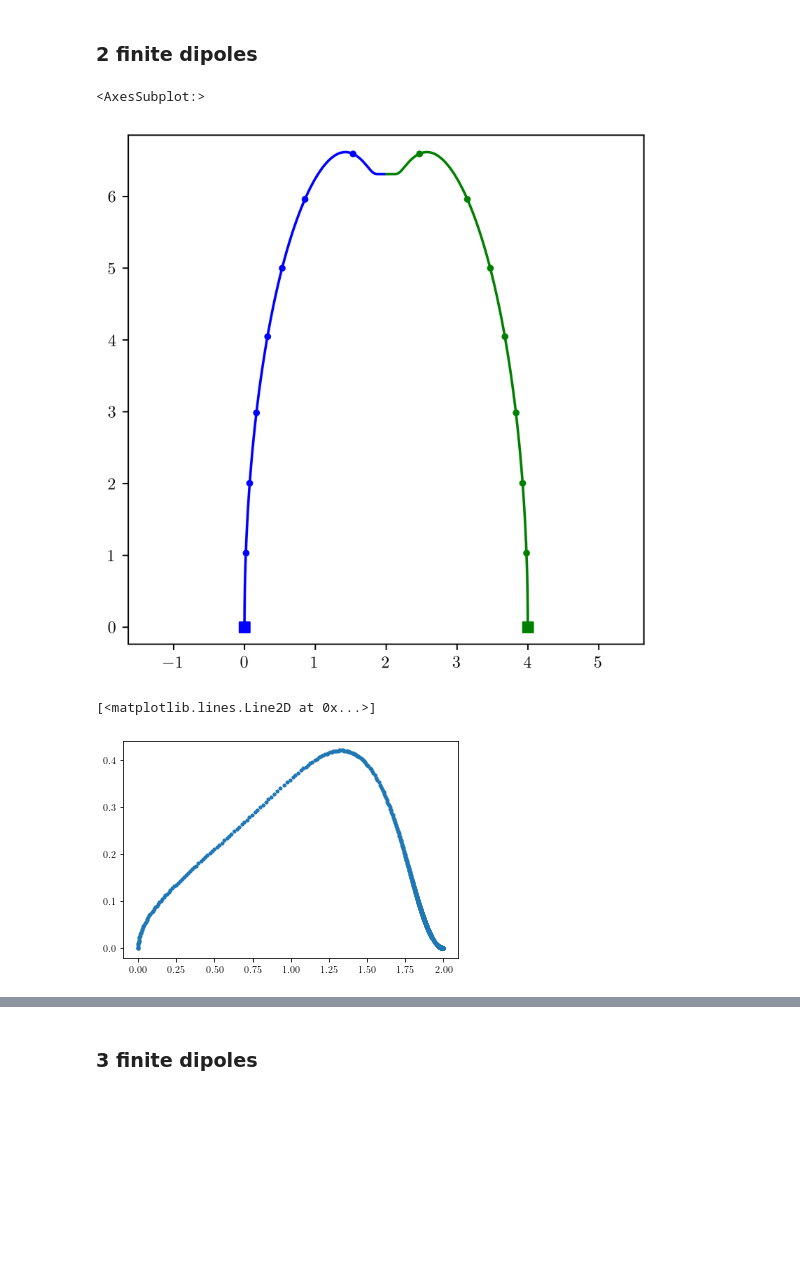
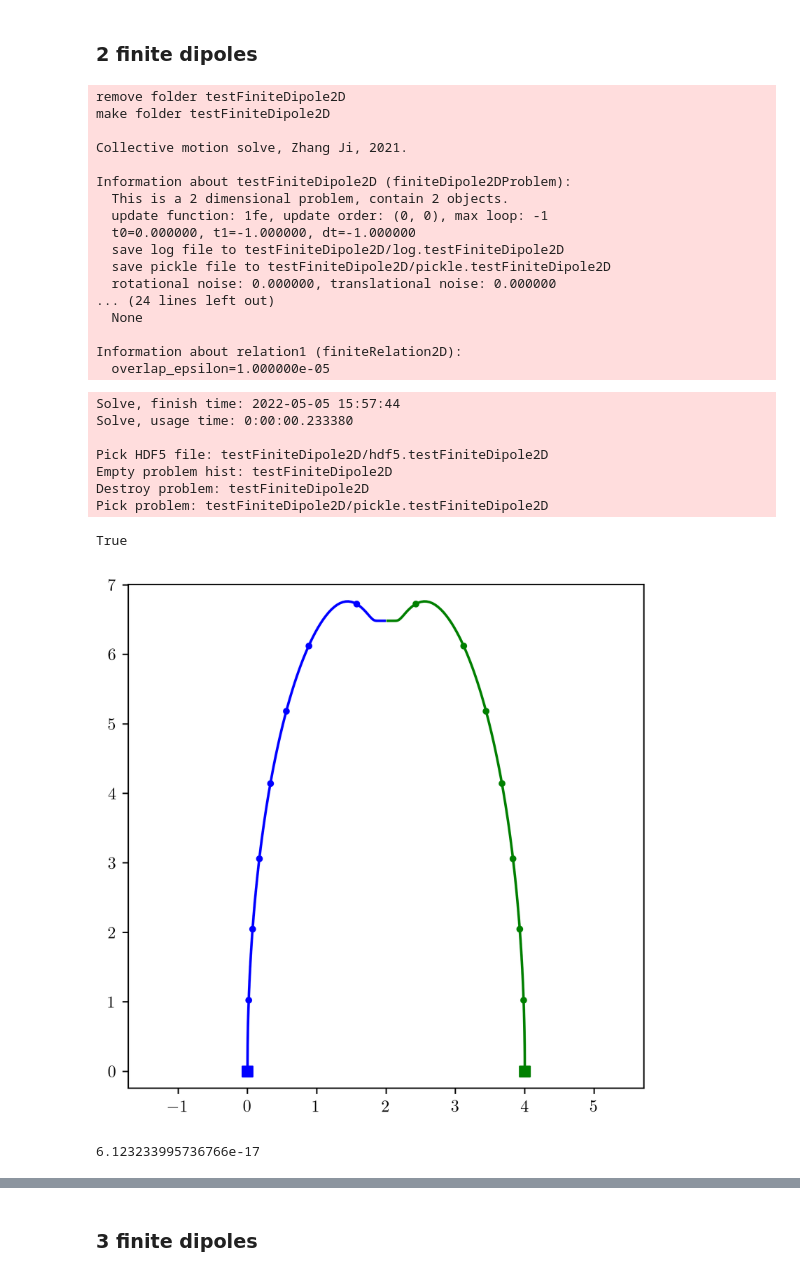
Before and after one commit to pcmagic/ActiveMatter, a Jupyter notebook: collectiveFish/try_FiniteDipole2D.ipynb, the cells around one changed output, grey strips where cells are left out. Cells and saved outputs as stored; diff of their text form; code cells hidden in the pictures; blank space fills up the shorter version.

```diff
--- a/collectiveFish/try_FiniteDipole2D.ipynb
+++ b/collectiveFish/try_FiniteDipole2D.ipynb
@@ -60,15 +64,16 @@ plt.rcParams.update(params)
 # %%
 def ini_particle(name='...'):
     tptc = particleClass.finiteDipole2D(length=length, name='ptc2D')
-    tptc.u = u
+    tptc.u = np.ones(1) * u
     prb1.add_obj(tptc)
     return tptc
 
-update_fun, update_order = '5bs', (1e-12, 1e-15)
+# update_fun, update_order = '5bs', (1e-12, 1e-15)
+update_fun, update_order, eval_dt = '1fe', (0, 0), 0.1
 overlap_epsilon = 1e-5
 u, length = 1, 1
 attract, align = 0, 0
-tmax = 50
+tmax = 20
 # x, y, phi1, phi2 = 0, 4,    np.pi / 2, np.pi / 2   # Liebergen2015, Fig 4.1, case b
 # x, y, phi1, phi2 = 2, 4,    np.pi / 2, np.pi / 2   # Liebergen2015, Fig 4.1, case c
 # x, y, phi1, phi2 = 4, 2.25, np.pi / 2, np.pi / 2   # Liebergen2015, Fig 4.1, case d
@@ -100,51 +105,74 @@ prb1.update_order = update_order
 
 tptc1 = ini_particle(name='ptc2D')
 tptc1.X = (0, 0)
-tptc1.phi = phi1
+tptc1.phi = np.ones(1)[0] * phi1
 tptc2 = ini_particle(name='ptc2D')
 # print(tptc1.phi, tptc1.P1)
 # print(tptc2.phi, tptc2.P1)
 tptc2.X = (x, y)
-tptc2.phi = phi2
+tptc2.phi = np.ones(1)[0] * phi2
 # print(tptc2.phi, tptc2.P1)
 
-rlt1 = relationClass.relation2D(name='relation1')
+rlt1 = relationClass.finiteRelation2D(name='relation1')
 rlt1.overlap_epsilon = overlap_epsilon
 prb1.relationHandle = rlt1
 
 act1 = interactionClass.selfPropelled2D(name='selfPropelled2D')
 prb1.add_act(act1)
 act2 = interactionClass.FiniteDipole2D(name='FiniteDipole2D')
 prb1.add_act(act2)
 
 prb1.update_prepare()
-prb1.update_self(t1=tmax)
+prb1.update_self(t1=tmax, eval_dt=eval_dt)
 
 ################################################################################3
 
 # %matplotlib notebook
 %matplotlib inline
 
 figsize=np.array((9, 9))*0.5
 dpi = 500 if 'inline' in matplotlib.get_backend() else 100
 plt_tmin = -1
 nmarker = 0.1
 
 fig, axi = plt.subplots(1, 1, figsize=figsize, dpi=dpi, constrained_layout=True)
 fig.patch.set_facecolor('white')
 for obji, color in zip(prb1.obj_list, ('b', 'g')):
     tidx = prb1.t_hist >= plt_tmin
     X_hist = obji.X_hist[tidx]
     axi.scatter(X_hist[0, 0], X_hist[0, 1], c=color, marker='s')
     axi.plot(X_hist[:, 0], X_hist[:, 1], '.-', color=color, markevery=nmarker)
-support_fun.set_axes_equal(axi)
+sps.set_axes_equal(axi)
+do_hdf5(prb1, **prb1.kwargs)
+prb1.hdf5_load(showInfo=False)
 # %% [output]
-<AxesSubplot:>
+remove folder testFiniteDipole2D
+make folder testFiniteDipole2D
+
+Collective motion solve, Zhang Ji, 2021.
+
+Information about testFiniteDipole2D (finiteDipole2DProblem):
+  This is a 2 dimensional problem, contain 2 objects.
+  update function: 1fe, update order: (0, 0), max loop: -1
+  t0=0.000000, t1=-1.000000, dt=-1.000000
+  save log file to testFiniteDipole2D/log.testFiniteDipole2D
+  save pickle file to testFiniteDipole2D/pickle.testFiniteDipole2D
+  rotational noise: 0.000000, translational noise: 0.000000
+... (24 lines left out)
+  None
+
+Information about relation1 (finiteRelation2D):
+  overlap_epsilon=1.000000e-05
+Solve, finish time: 2022-05-05 15:57:44
+Solve, usage time: 0:00:00.233380
+
+Pick HDF5 file: testFiniteDipole2D/hdf5.testFiniteDipole2D
+Empty problem hist: testFiniteDipole2D
+Destroy problem: testFiniteDipole2D
+Pick problem: testFiniteDipole2D/pickle.testFiniteDipole2D
+True
-[figure, old version]
+[figure, new version]
-# %%
-tptc1.U_hist
-# 1 / 16
-plt.plot(tptc1.X_hist[:, 0], tptc1.U_hist[:, 0], '.')
-# %% [output]
-[<matplotlib.lines.Line2D at 0x...>]
-[figure, removed]
+# %%
+np.cos(np.pi / 2)
+# %% [output]
+6.123233995736766e-17
```
Also changed, not shown: parts of 3 cells of this notebook, 22 other files.
